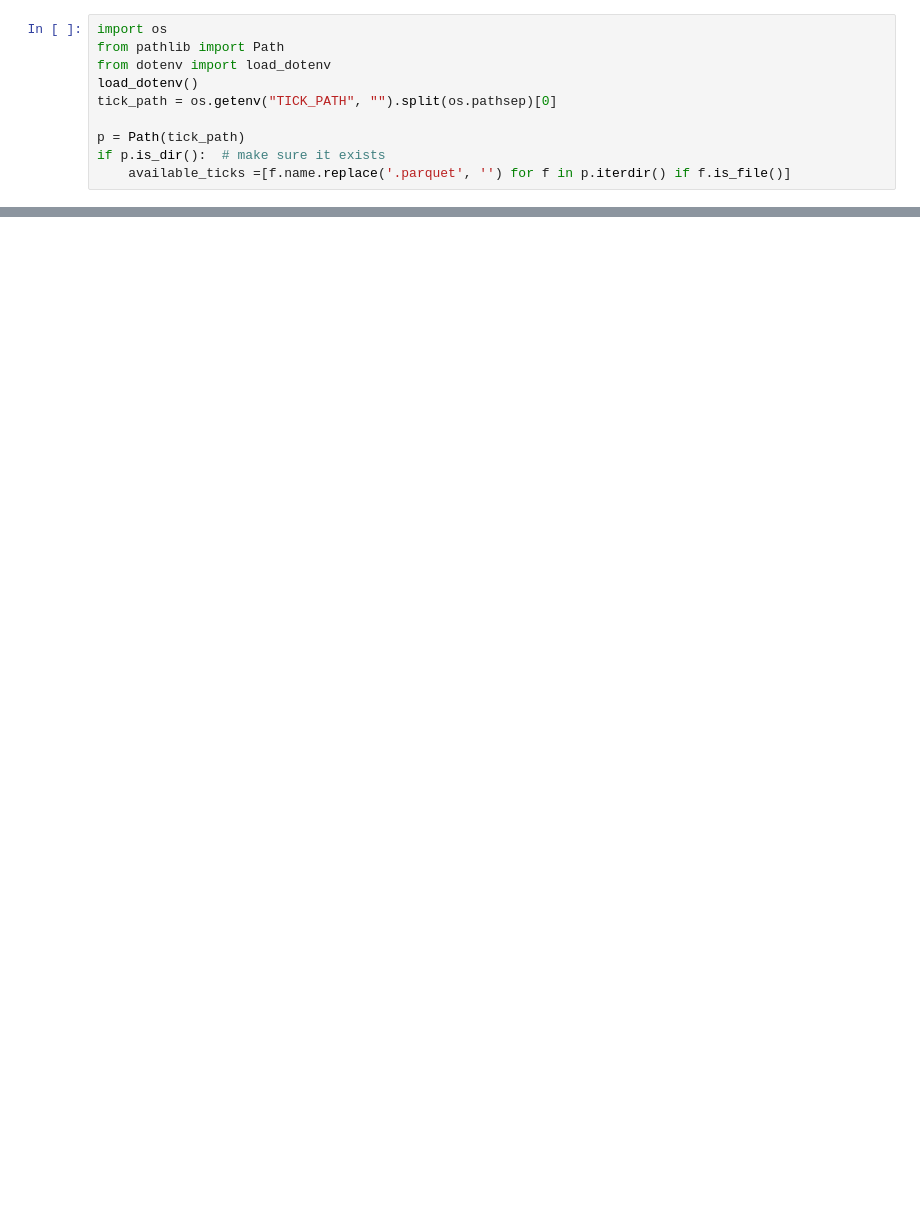
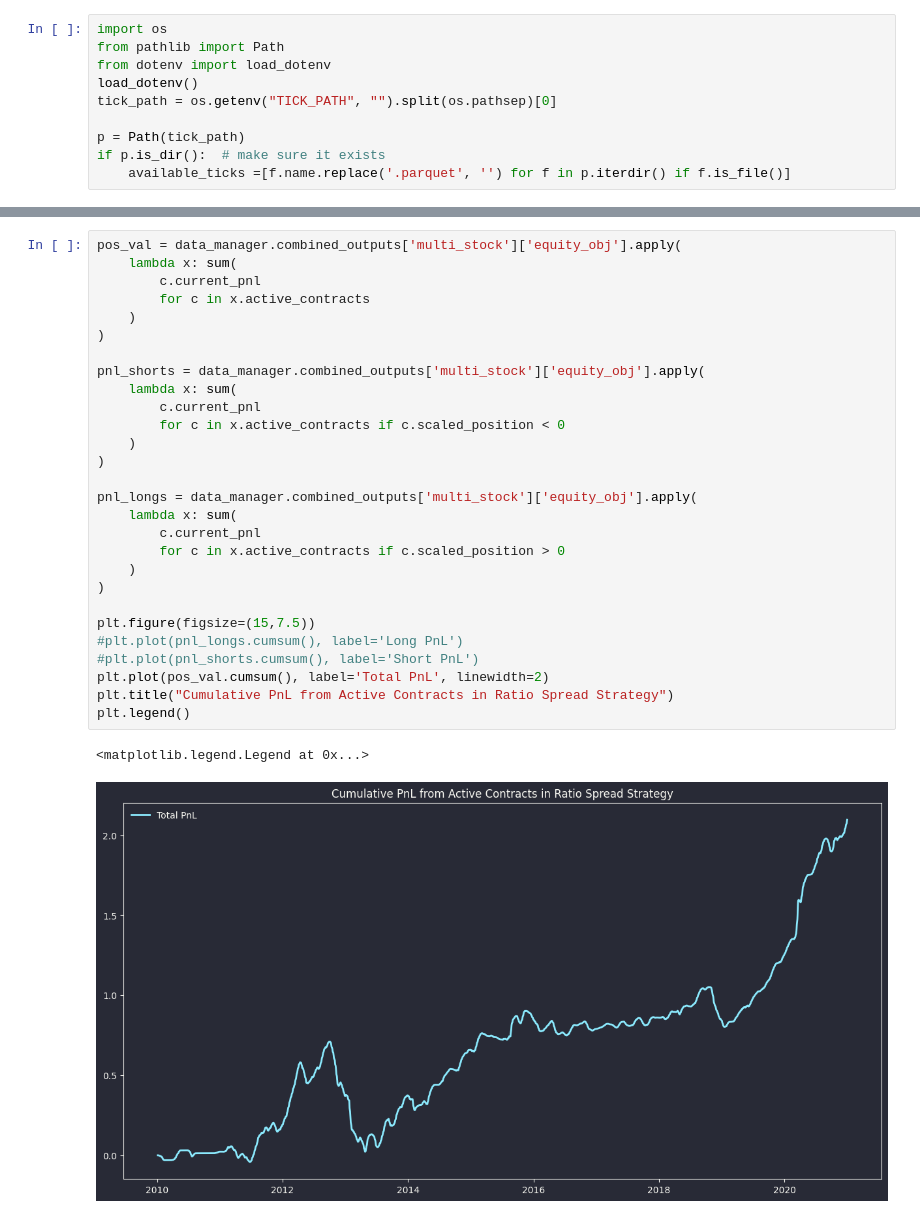
Before and after one commit to cja119/options_wizard, a Jupyter notebook: notebooks/individual_spread.ipynb, the cells around one changed output, grey strips where cells are left out. Saved outputs shown, nothing was run; the diff lists cells and outputs as text; blank space fills up the shorter version.

```diff
--- a/notebooks/individual_spread.ipynb
+++ b/notebooks/individual_spread.ipynb
@@ -88,0 +208,31 @@ plt.show()
+# %%
+pos_val = data_manager.combined_outputs['multi_stock']['equity_obj'].apply(
+    lambda x: sum(
+        c.current_pnl
+        for c in x.active_contracts
+    )
+)
+
+pnl_shorts = data_manager.combined_outputs['multi_stock']['equity_obj'].apply(
+    lambda x: sum(
+        c.current_pnl
+        for c in x.active_contracts if c.scaled_position < 0
+    )
+)
+
+pnl_longs = data_manager.combined_outputs['multi_stock']['equity_obj'].apply(
+    lambda x: sum(
+        c.current_pnl
+        for c in x.active_contracts if c.scaled_position > 0
+    )
+)
+
+plt.figure(figsize=(15,7.5))
+#plt.plot(pnl_longs.cumsum(), label='Long PnL')
+#plt.plot(pnl_shorts.cumsum(), label='Short PnL')
+plt.plot(pos_val.cumsum(), label='Total PnL', linewidth=2)
+plt.title("Cumulative PnL from Active Contracts in Ratio Spread Strategy")
+plt.legend()
+# %% [output]
+<matplotlib.legend.Legend at 0x...>
+[figure, added]
```
Also changed, not shown: parts of 21 cells of this notebook, 4 other files.
